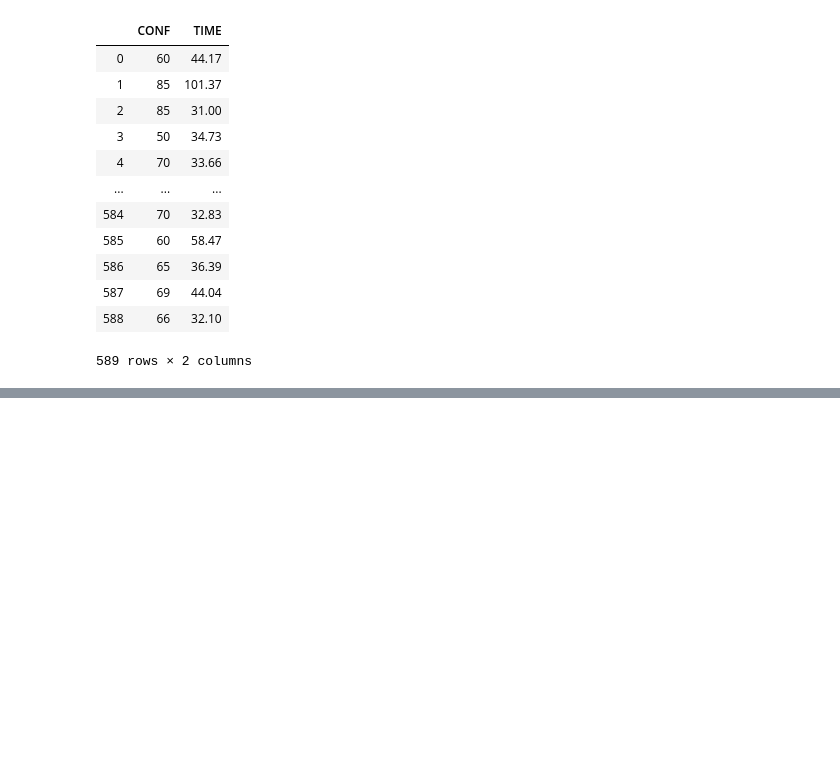
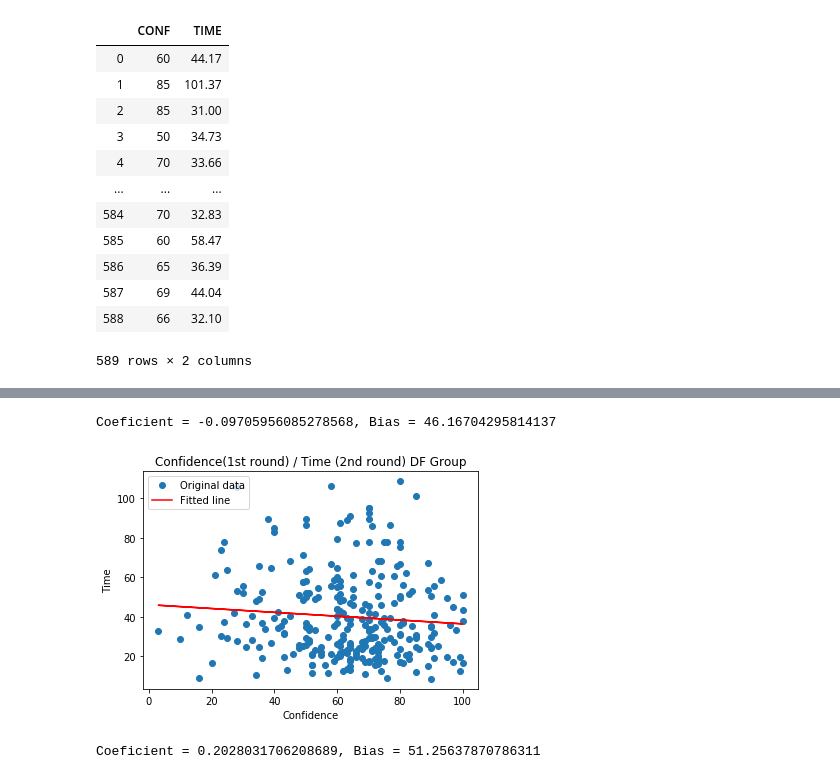
Before and after one commit to harena-lab/harena-analytics, a Jupyter notebook: notebooks/nl-experiment/nl-experiment-statistical-analysis.ipynb, the cells around one changed output, grey strips where cells are left out. Drawn from its saved outputs; the diff is of its cells as text; code cells hidden in the pictures; blank space fills up the shorter version.

```diff
--- a/notebooks/nl-experiment/nl-experiment-statistical-analysis.ipynb
+++ b/notebooks/nl-experiment/nl-experiment-statistical-analysis.ipynb
@@ -154,0 +243,38 @@ plt.show()
+# %%
+array_conf_time = df_group[["CONFIDENCE_DESC", "TIME_EKG"]].to_numpy()
+x = array_conf_time[:,0]
+X = x.reshape((-1,1))
+y = array_conf_time[:,1]
+
+
+model = LinearRegression().fit(X,y)
+
+b = model.intercept_
+c = model.coef_
+print("Coeficient = {}, Bias = {}".format(c[0], b))
+# %% [output]
+Coeficient = -0.09705956085278568, Bias = 46.16704295814137
+# %%
+_ = plt.plot(x, y, 'o', label='Original data', markersize=6)
+_ = plt.plot(x, c*x + b, 'r', label='Fitted line')
+_ = plt.xlabel("Confidence")
+_ = plt.ylabel("Time")
+_ = plt.title("Confidence(1st round) / Time (2nd round) DF Group")
+_ = plt.legend()
+plt.show()
+# %% [output]
+[figure, added]
+# %%
+array_conf_time = ef_group[["CONFIDENCE_EKG", "TIME_DESC"]].to_numpy()
+x = array_conf_time[:,0]
+X = x.reshape((-1,1))
+y = array_conf_time[:,1]
+
+
+model = LinearRegression().fit(X,y)
+
+b = model.intercept_
+c = model.coef_
+print("Coeficient = {}, Bias = {}".format(c[0], b))
+# %% [output]
+Coeficient = 0.2028031706208689, Bias = 51.25637870786311
```
Also changed, not shown: parts of 36 cells of this notebook, 2 other files.
